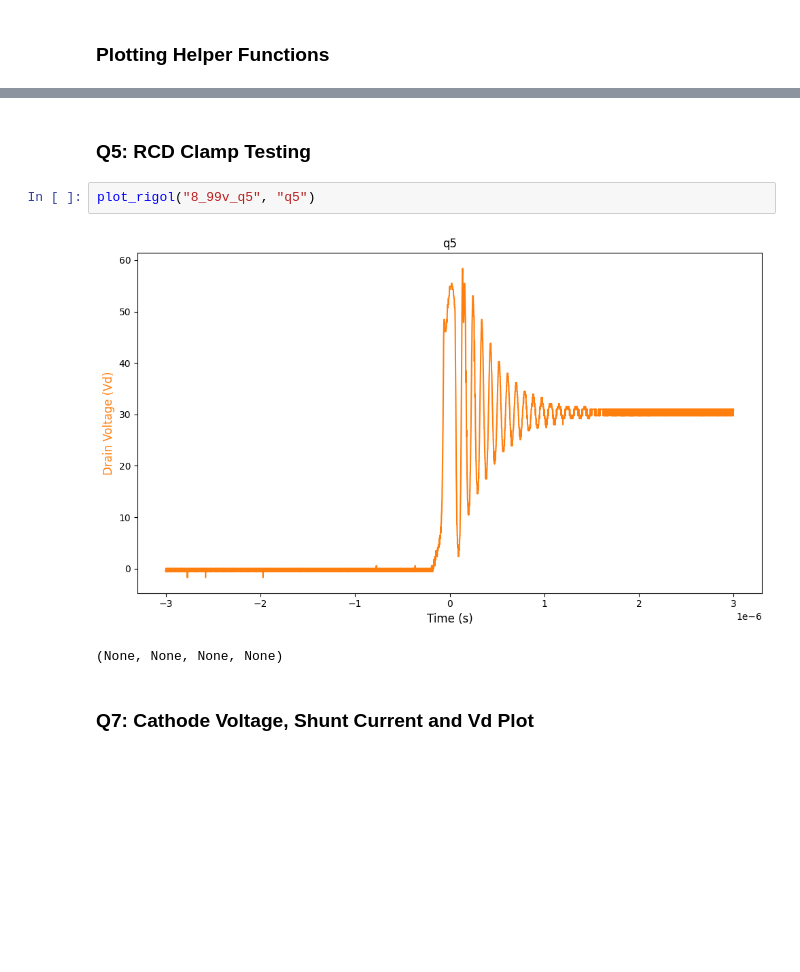
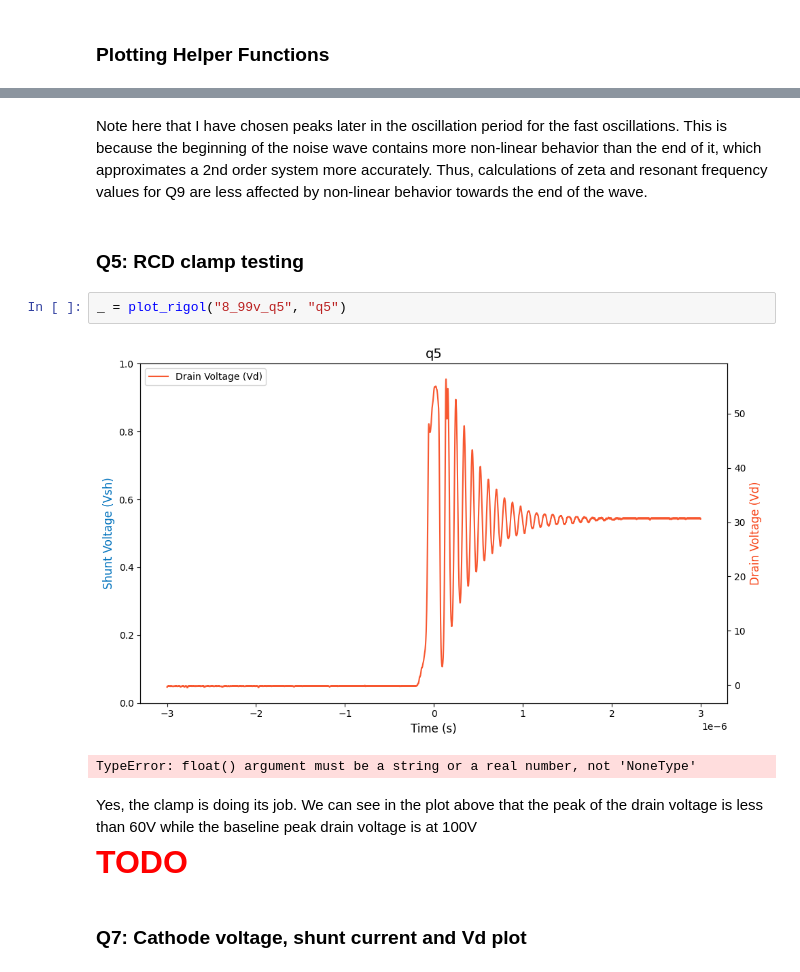
Before and after one commit to amandalchang/power-e, a Jupyter notebook: lab7/lab7.ipynb, the cells around one changed output, grey strips where cells are left out. Saved outputs shown, nothing was run; the diff lists cells and outputs as text; blank space fills up the shorter version.

```diff
--- a/lab7/lab7.ipynb
+++ b/lab7/lab7.ipynb
@@ -234,10 +286,16 @@ DIODE OFF -- Damped Natural Frequency: 1098901.10 Hz, Damping Ratio: 0.0057
+# %% [markdown]
+Note here that I have chosen peaks later in the oscillation period for the fast oscillations. This is because the beginning of the noise wave contains more non-linear behavior than the end of it, which approximates a 2nd order system more accurately. Thus, calculations of zeta and resonant frequency values for Q9 are less affected by non-linear behavior towards the end of the wave.
 # %% [markdown]
-### Q5: RCD Clamp Testing
+### Q5: RCD clamp testing
 # %%
-plot_rigol("8_99v_q5", "q5")
+_ = plot_rigol("8_99v_q5", "q5")
 # %% [output]
-[figure, old version]
+[figure, new version]
-(None, None, None, None)
+TypeError: float() argument must be a string or a real number, not 'NoneType'
+# %% [markdown]
+Yes, the clamp is doing its job. We can see in the plot above that the peak of the drain voltage is less than 60V while the baseline peak drain voltage is at 100V
+
+<font color='red' size='6'><b>TODO</b></font>
 # %% [markdown]
-### Q7: Cathode Voltage, Shunt Current and Vd Plot
+### Q7: Cathode voltage, shunt current and Vd plot
 # %%
```
Also changed, not shown: parts of 34 cells of this notebook.
